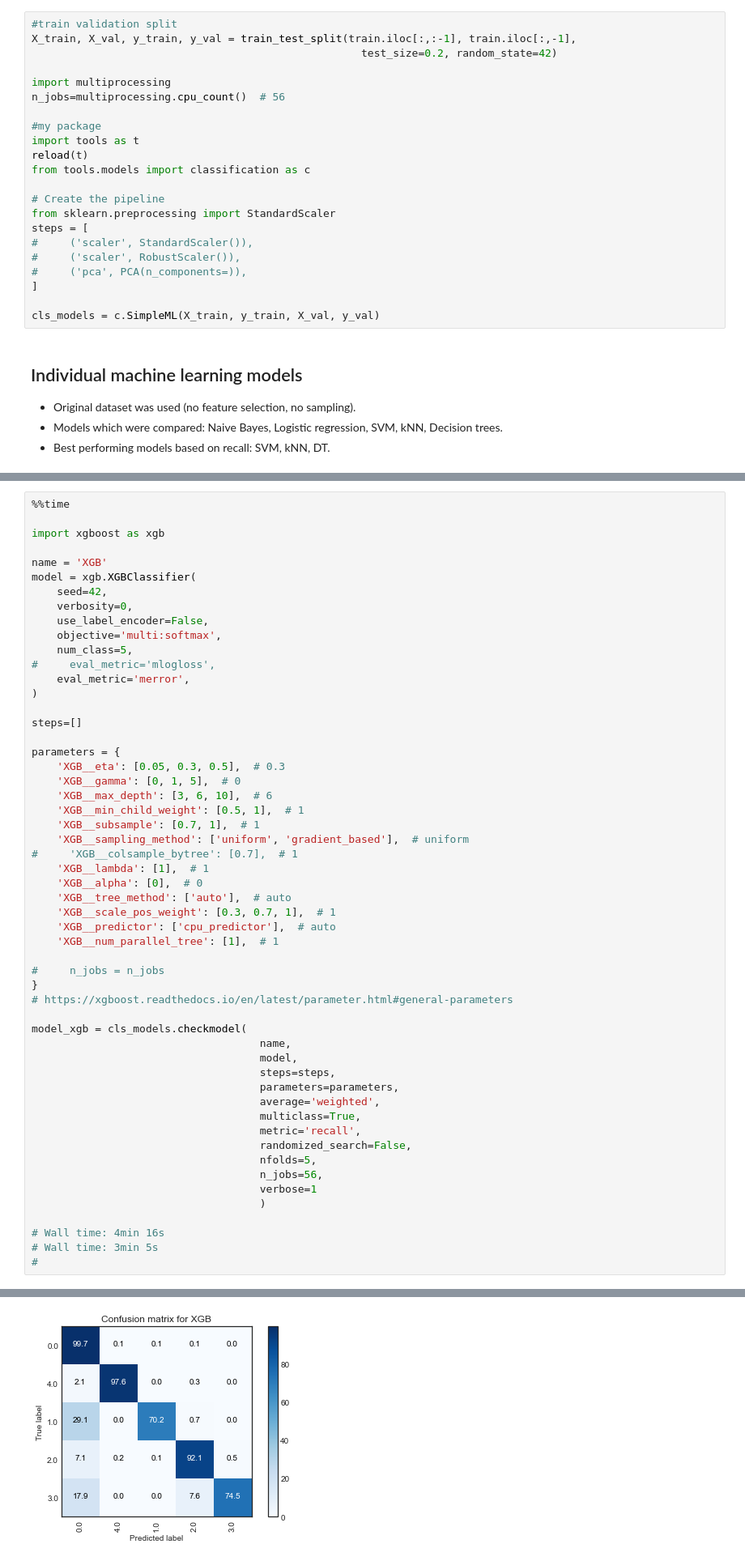
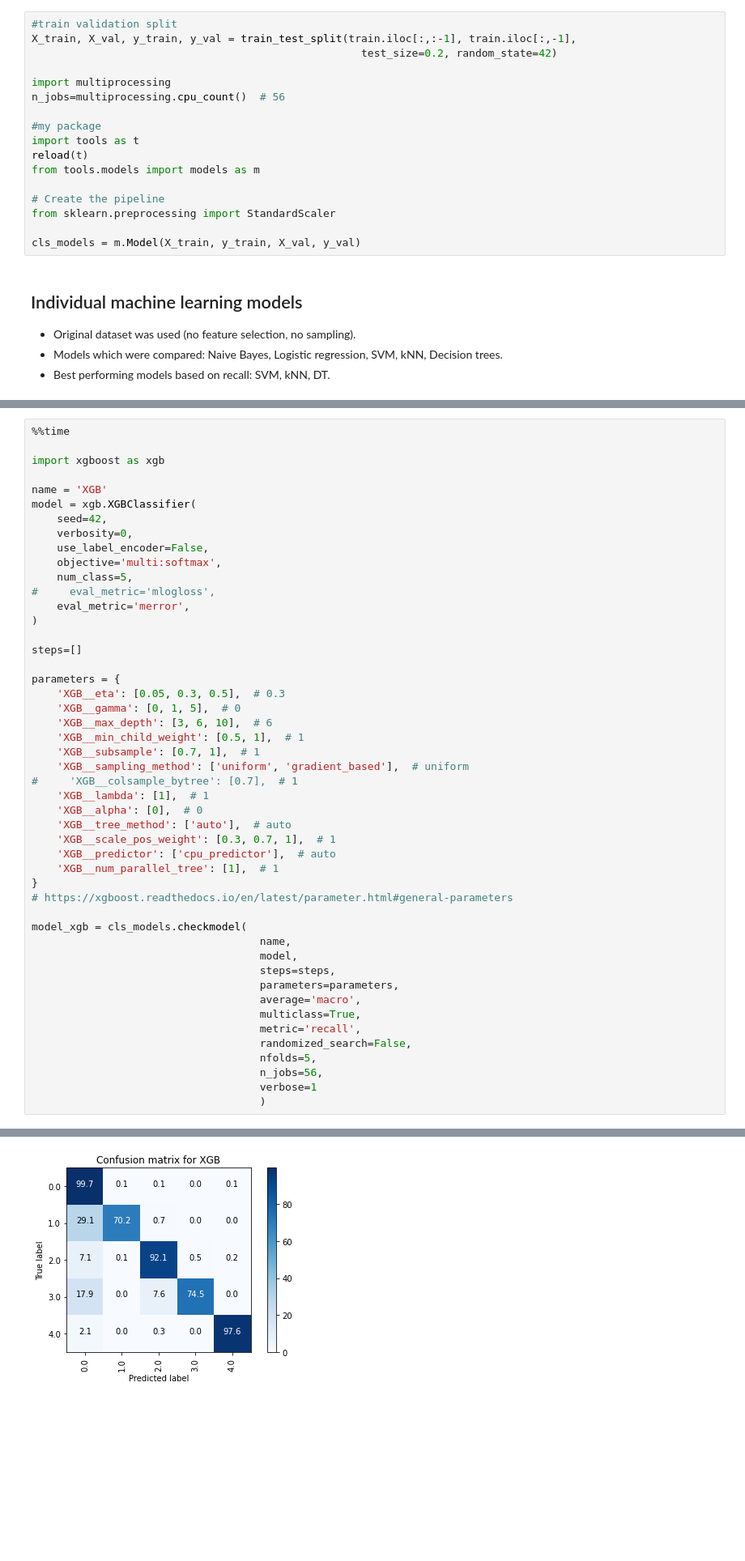
Before and after one commit to nastiag67/ecgn, a Jupyter notebook: README.ipynb, the cells around one changed output, grey strips where cells are left out. Shown at 81% size. Drawn from its saved outputs; the diff is of its cells as text; blank space fills up the shorter version.

Commit message:
metric is macro instead of weighted

```diff
--- a/README.ipynb
+++ b/README.ipynb
@@ -174,17 +180,12 @@ n_jobs=multiprocessing.cpu_count()  # 56
 #my package
 import tools as t
 reload(t)
-from tools.models import classification as c
+from tools.models import models as m
 
 # Create the pipeline
 from sklearn.preprocessing import StandardScaler
-steps = [
-#     ('scaler', StandardScaler()),
-#     ('scaler', RobustScaler()),
-#     ('pca', PCA(n_components=)),
-]
 
-cls_models = c.SimpleML(X_train, y_train, X_val, y_val)
+cls_models = m.Model(X_train, y_train, X_val, y_val)
 # %% [markdown]
 ## Individual machine learning models
 
@@ -322,8 +332,6 @@ parameters = {
     'XGB__scale_pos_weight': [0.3, 0.7, 1],  # 1
     'XGB__predictor': ['cpu_predictor'],  # auto
     'XGB__num_parallel_tree': [1],  # 1
-
-#     n_jobs = n_jobs
 }
 # https://xgboost.readthedocs.io/en/latest/parameter.html#general-parameters
 
@@ -332,7 +340,7 @@ model_xgb = cls_models.checkmodel(
                                     model,
                                     steps=steps,
                                     parameters=parameters,
-                                    average='weighted',
+                                    average='macro',
                                     multiclass=True,
                                     metric='recall',
                                     randomized_search=False,
@@ -340,9 +348,5 @@ model_xgb = cls_models.checkmodel(
                                     n_jobs=56,
                                     verbose=1
                                     )
-
-# Wall time: 4min 16s
-# Wall time: 3min 5s
-#
 # %% [output]
 Fitting 5 folds for each of 648 candidates, totalling 3240 fits
@@ -363,3 +387,3 @@ Recall: 0.9814
 Accuracy on train data: 1.0
 Accuracy on test data: 0.9814
-[figure, old version]
+[figure, new version]
```
Also changed, not shown: parts of 24 cells of this notebook, 6 other files.
